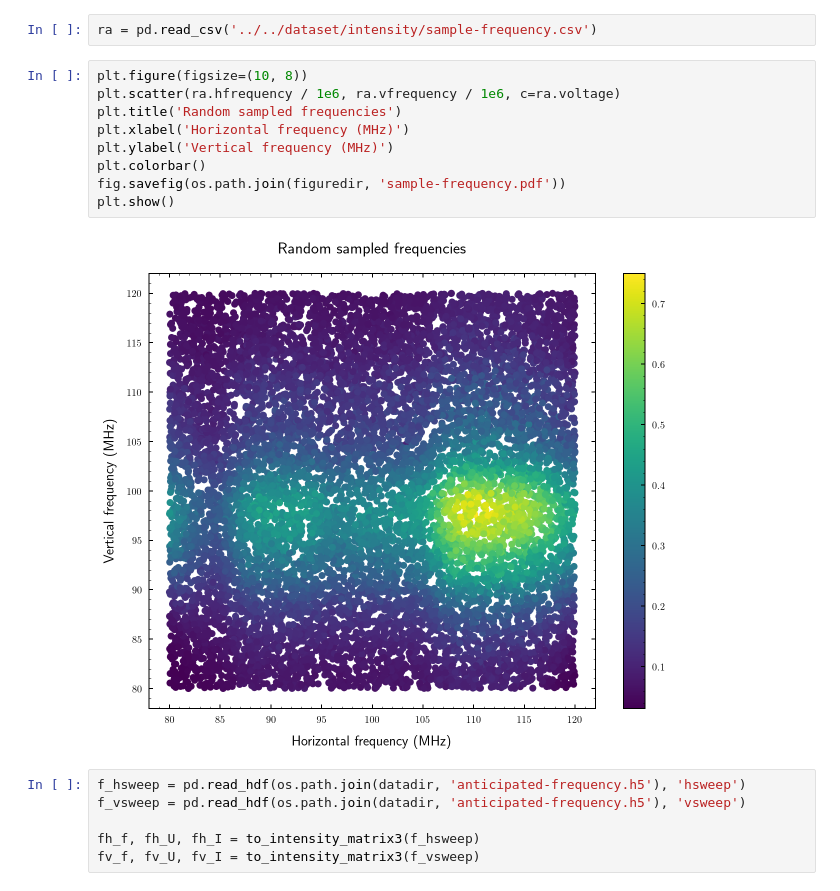
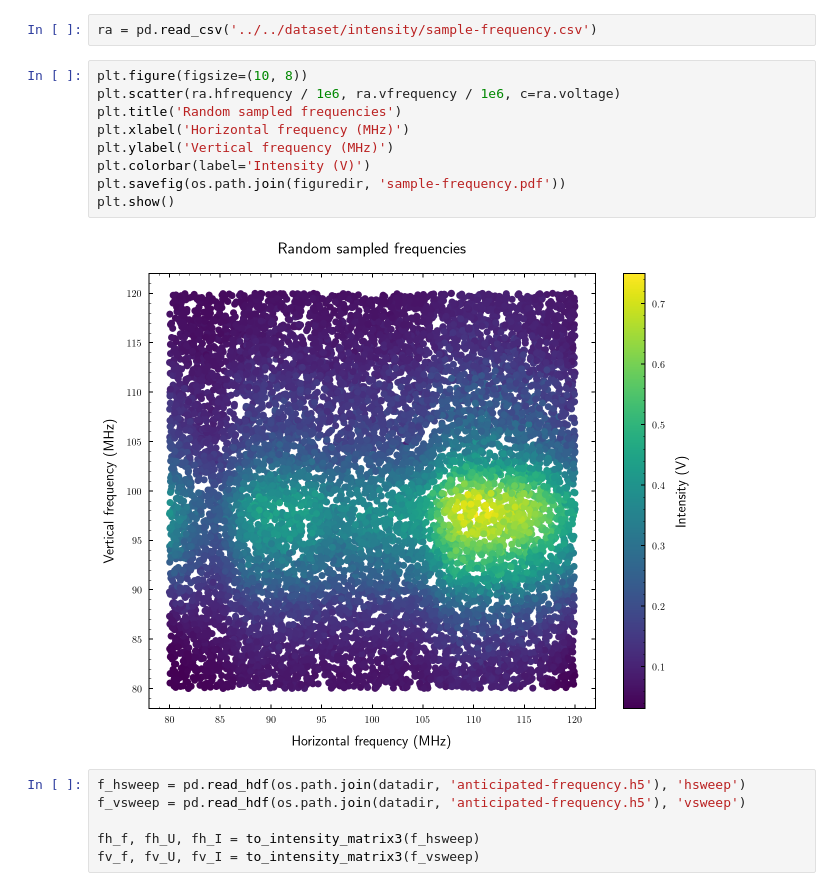
Before and after one commit to bodokaiser/bachelor-thesis, a Jupyter notebook: notebook/evaluation/intensity-distribution.ipynb, the cells around one changed output. Saved outputs shown, nothing was run; the diff lists cells and outputs as text.

Commit message:
updated intensity distribution evaluation notebook

```diff
--- a/notebook/evaluation/intensity-distribution.ipynb
+++ b/notebook/evaluation/intensity-distribution.ipynb
@@ -142,14 +142,14 @@ ra = pd.read_csv('../../dataset/intensity/sample-frequency.csv')
 # %%
 plt.figure(figsize=(10, 8))
 plt.scatter(ra.hfrequency / 1e6, ra.vfrequency / 1e6, c=ra.voltage)
 plt.title('Random sampled frequencies')
 plt.xlabel('Horizontal frequency (MHz)')
 plt.ylabel('Vertical frequency (MHz)')
-plt.colorbar()
-fig.savefig(os.path.join(figuredir, 'sample-frequency.pdf'))
+plt.colorbar(label='Intensity (V)')
+plt.savefig(os.path.join(figuredir, 'sample-frequency.pdf'))
 plt.show()
 # %% [output]
-[figure, old version]
+[figure, new version]
 # %%
 f_hsweep = pd.read_hdf(os.path.join(datadir, 'anticipated-frequency.h5'), 'hsweep')
 f_vsweep = pd.read_hdf(os.path.join(datadir, 'anticipated-frequency.h5'), 'vsweep')
```
Also changed, not shown: parts of 3 cells of this notebook.
